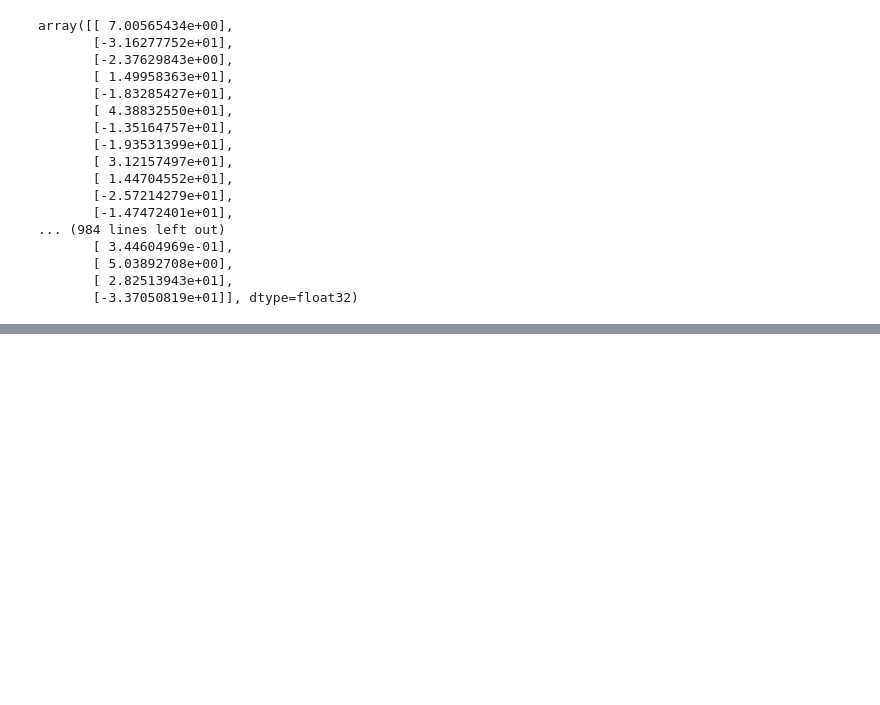
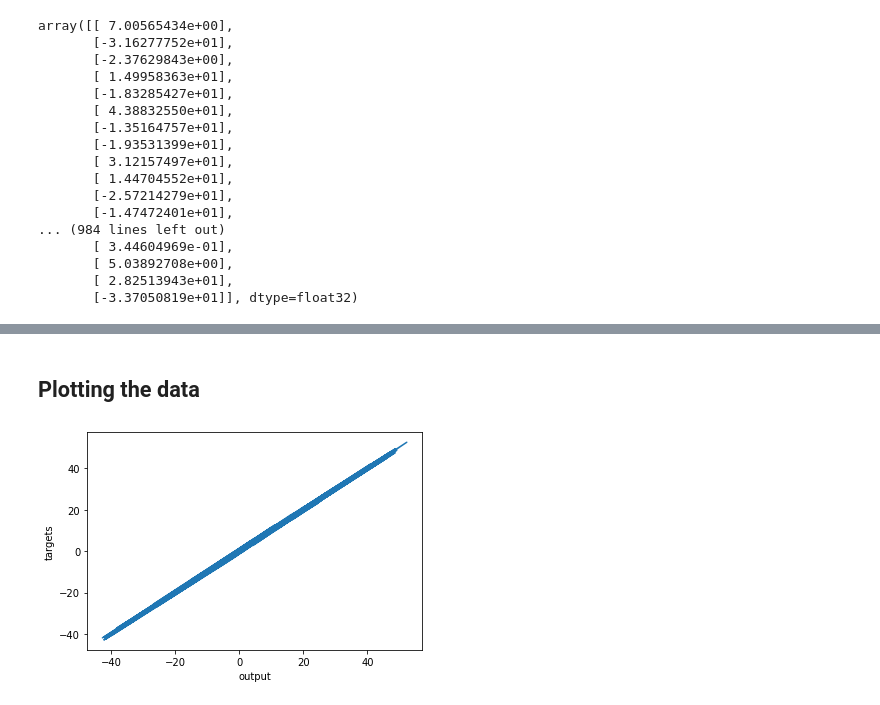
Before and after one commit to bryanr1992/Intro-to-Data-Science, a Jupyter notebook: Notes/Tensor Flow Intro.ipynb, the cells around one changed output, grey strips where cells are left out. Saved outputs shown, nothing was run; the diff lists cells and outputs as text; code cells hidden in the pictures; blank space fills up the shorter version.

```diff
--- a/Notes/Tensor Flow Intro.ipynb
+++ b/Notes/Tensor Flow Intro.ipynb
@@ -101,0 +138,9 @@ AttributeError: 'numpy.ndarray' object has no attribute 'roudn'
+# %% [markdown]
+## Plotting the data
+# %%
+plt.plot(np.squeeze(model.predict_on_batch(training_data['inputs'])), np.squeeze(training_data['targets']))
+plt.xlabel('output')
+plt.ylabel('targets')
+plt.show()
+# %% [output]
+[figure, added]
```
Also changed, not shown: parts of 2 cells of this notebook.
